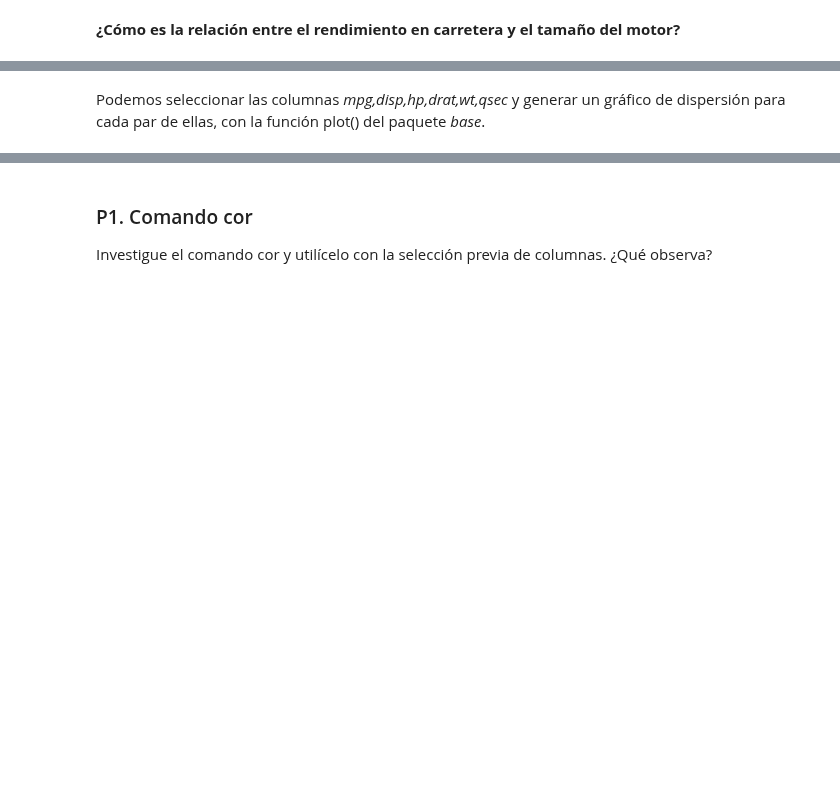
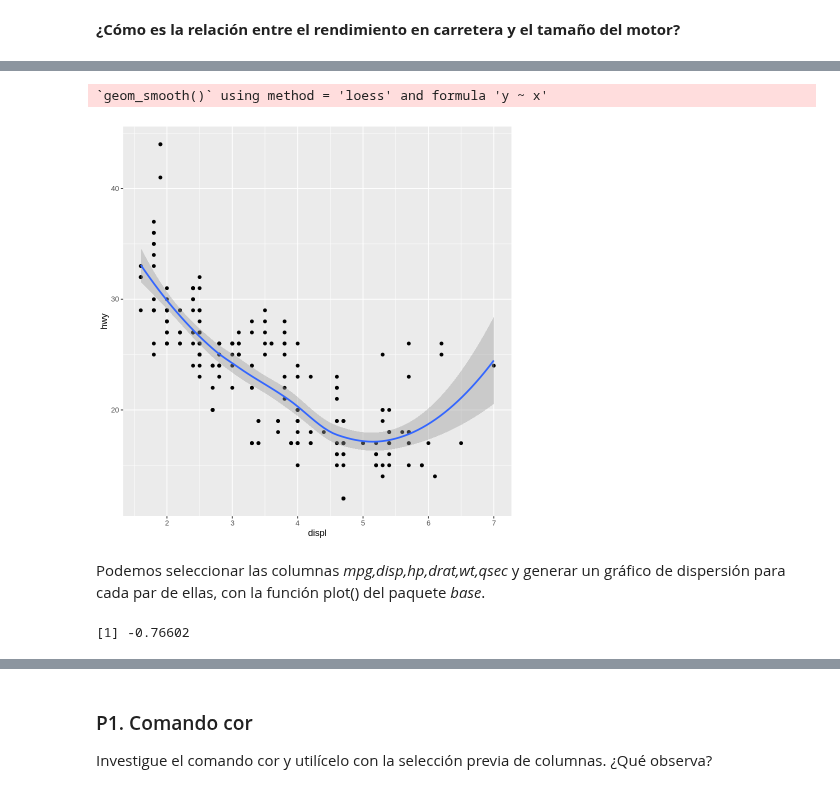
Before and after one commit to rodrigo-coco-espinoza/Introduccion_a_ciencia_de_datos_R_v2, a Jupyter notebook: Clases/Clase5/Clase5_0_Estadisticos_descriptivos_y_correlación.ipynb, the cells around one changed output, grey strips where cells are left out. Saved outputs shown, nothing was run; the diff lists cells and outputs as text; code cells hidden in the pictures; blank space fills up the shorter version.

```diff
--- a/Clases/Clase5/Clase5_0_Estadisticos_descriptivos_y_correlación.ipynb
+++ b/Clases/Clase5/Clase5_0_Estadisticos_descriptivos_y_correlación.ipynb
@@ -107,9 +198,18 @@ ggplot(mpg, aes(x = displ, y = hwy)) +
 # %%
 # podemos añadir "recta" de tendencia
 ggplot(mpg, aes(x = displ, y = hwy)) +
-  geom_point()
+  geom_point() +
+  geom_smooth()
+# %% [output]
+`geom_smooth()` using method = 'loess' and formula 'y ~ x'
+[figure, added]
 # %% [markdown]
 Podemos seleccionar las columnas *mpg,disp,hp,drat,wt,qsec* y generar un gráfico de dispersión para cada par de ellas, con la función plot() del paquete _base_.
+# %%
+#  Correlacion entre displ y hw
+cor(mpg$displ,mpg$hwy) # por defecto calcula correlación de pearson
+# %% [output]
+[1] -0.76602
 # %%
 data(mtcars)
 head(mtcars)
```
Also changed, not shown: parts of 24 cells of this notebook.
